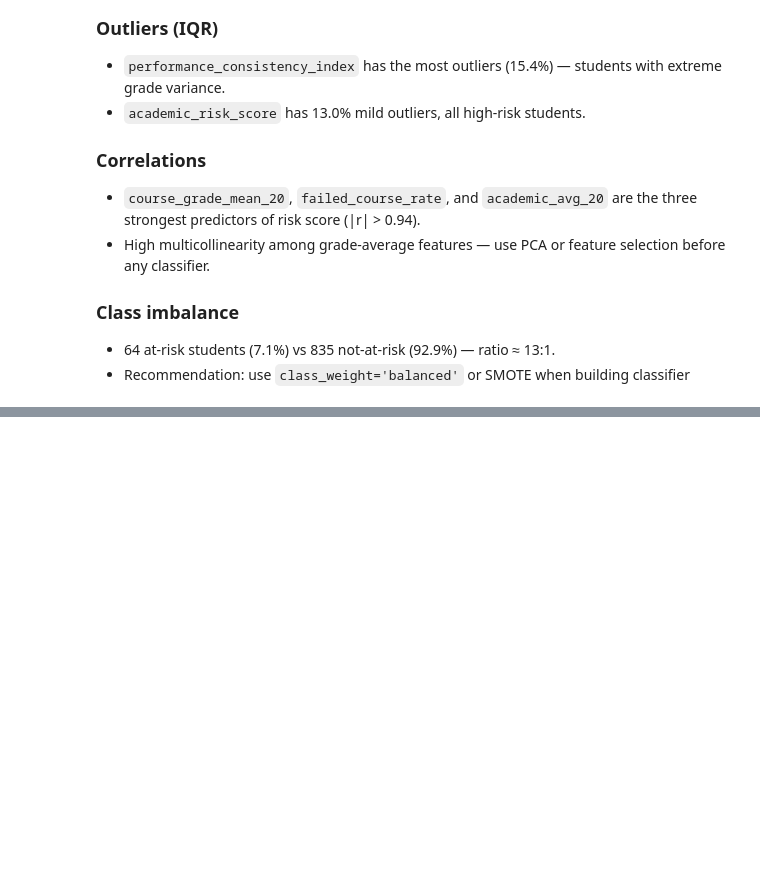
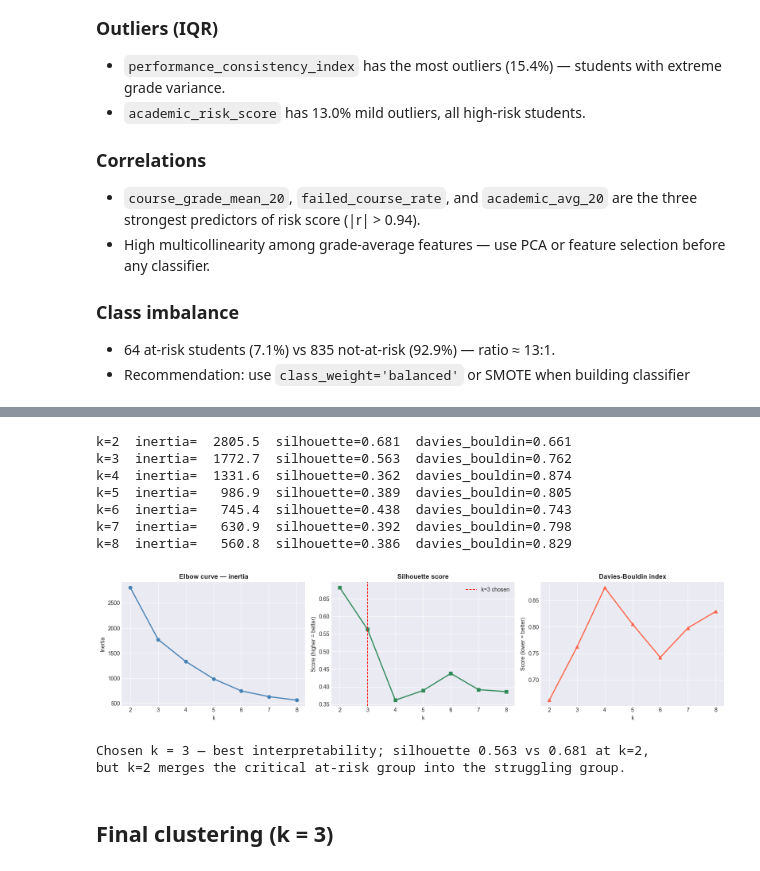
Before and after one commit to Sihamsehil/Learning-behaviour-clustering-student-profiling-project, a Jupyter notebook: EDA1_Academic_Performance.ipynb, the cells around one changed output, grey strips where cells are left out. Cells and saved outputs as stored; diff of their text form; code cells hidden in the pictures; blank space fills up the shorter version.

```diff
--- a/EDA1_Academic_Performance.ipynb
+++ b/EDA1_Academic_Performance.ipynb
@@ -408,0 +414,54 @@ Imbalance ratio: 13.05:1
+# %%
+from sklearn.preprocessing import StandardScaler
+from sklearn.cluster import KMeans
+from sklearn.decomposition import PCA
+from sklearn.metrics import silhouette_score, davies_bouldin_score
+scaler = StandardScaler()
+Xs = scaler.fit_transform(df[CLUSTER_COLS])
+
+inertias, silhouettes, db_scores = [], [], []
+k_range = range(2, 9)
+
+for k in k_range:
+    km = KMeans(n_clusters=k, random_state=42, n_init=10)
+    labels = km.fit_predict(Xs)
+    inertias.append(km.inertia_)
+    silhouettes.append(silhouette_score(Xs, labels))
+    db_scores.append(davies_bouldin_score(Xs, labels))
+    print(f'k={k}  inertia={km.inertia_:>8.1f}  silhouette={silhouette_score(Xs,labels):.3f}'
+          f'  davies_bouldin={davies_bouldin_score(Xs,labels):.3f}')
+
+fig, axes = plt.subplots(1, 3, figsize=(16, 4))
+
+axes[0].plot(list(k_range), inertias, 'o-', color='steelblue', linewidth=2, markersize=6)
+axes[0].set_title('Elbow curve — inertia', fontweight='bold')
+axes[0].set_xlabel('k'); axes[0].set_ylabel('Inertia')
+
+axes[1].plot(list(k_range), silhouettes, 's-', color='seagreen', linewidth=2, markersize=6)
+axes[1].axvline(3, color='red', ls='--', lw=1.2, label='k=3 chosen')
+axes[1].set_title('Silhouette score', fontweight='bold')
+axes[1].set_xlabel('k'); axes[1].set_ylabel('Score (higher = better)')
+axes[1].legend()
+
+axes[2].plot(list(k_range), db_scores, '^-', color='tomato', linewidth=2, markersize=6)
+axes[2].set_title('Davies-Bouldin index', fontweight='bold')
+axes[2].set_xlabel('k'); axes[2].set_ylabel('Score (lower = better)')
+
+plt.tight_layout()
+plt.show()
+
+print('\nChosen k = 3 — best interpretability; silhouette 0.563 vs 0.681 at k=2,')
+print('but k=2 merges the critical at-risk group into the struggling group.')
+# %% [output]
+k=2  inertia=  2805.5  silhouette=0.681  davies_bouldin=0.661
+k=3  inertia=  1772.7  silhouette=0.563  davies_bouldin=0.762
+k=4  inertia=  1331.6  silhouette=0.362  davies_bouldin=0.874
+k=5  inertia=   986.9  silhouette=0.389  davies_bouldin=0.805
+k=6  inertia=   745.4  silhouette=0.438  davies_bouldin=0.743
+k=7  inertia=   630.9  silhouette=0.392  davies_bouldin=0.798
+k=8  inertia=   560.8  silhouette=0.386  davies_bouldin=0.829
+[figure, added]
+Chosen k = 3 — best interpretability; silhouette 0.563 vs 0.681 at k=2,
+but k=2 merges the critical at-risk group into the struggling group.
+# %% [markdown]
+## Final clustering (k = 3)
```
Also changed, not shown: parts of 7 cells of this notebook.
